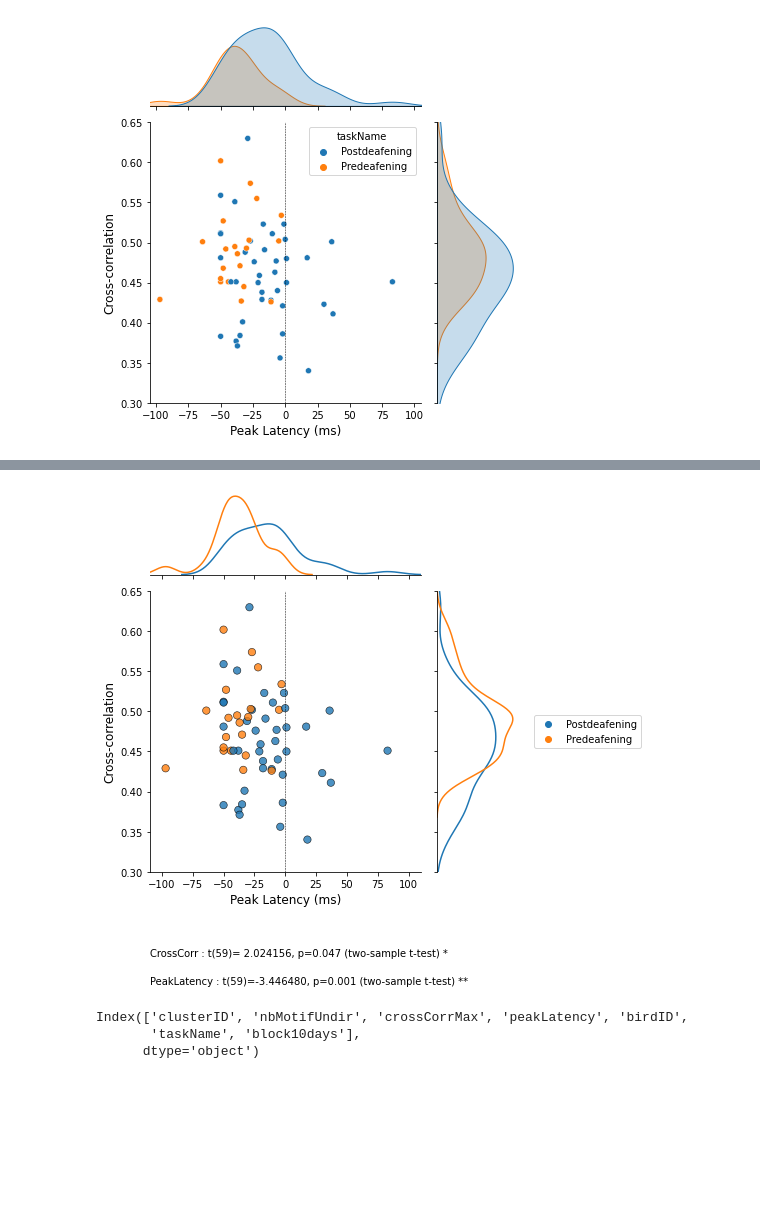
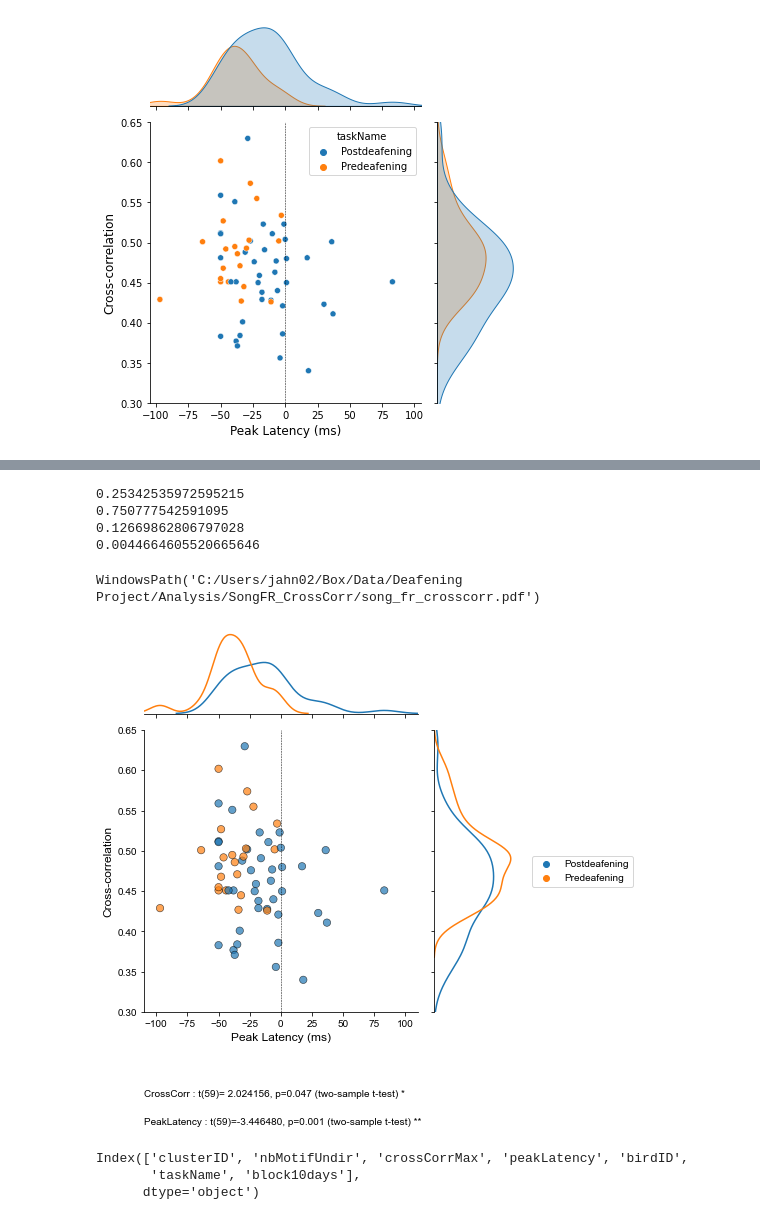
Before and after one commit to JaerongA/pyfinch, a Jupyter notebook: deafening/results/song_fr_cross_corr.ipynb, the cells around one changed output, grey strips where cells are left out. Cells and saved outputs as stored; diff of their text form; code cells hidden in the pictures; blank space fills up the shorter version.

Commit message:
check normality assumptions

```diff
--- a/deafening/results/song_fr_cross_corr.ipynb
+++ b/deafening/results/song_fr_cross_corr.ipynb
@@ -72,12 +92,32 @@ plt.show()
+# %%
+# Check for normality assumptions
+from scipy.stats import shapiro
+_, pval = shapiro(df.query('taskName == "Predeafening"')['crossCorrMax'])
+print(pval)
+_, pval = shapiro(df.query('taskName == "Postdeafening"')['crossCorrMax'])
+print(pval)
+_, pval = shapiro(df.query('taskName == "Predeafening"')['peakLatency'])
+print(pval)
+_, pval = shapiro(df.query('taskName == "Postdeafening"')['peakLatency'])
+print(pval)
+# %% [output]
+0.25342535972595215
+0.750777542591095
+0.12669862806797028
+0.0044664605520665646
+# %%
+save_path / (fig_name + fig_ext)
+# %% [output]
+WindowsPath('C:/Users/jahn02/Box/Data/Deafening Project/Analysis/SongFR_CrossCorr/song_fr_crosscorr.pdf')
 # %%
 # V2
 # Parameters
-save_fig = False
-fig_ext = '.png'
+save_fig = True
+fig_ext = '.pdf'
 save_path = save.make_dir(ProjectLoader().path / 'Analysis', 'SongFR_CrossCorr', add_date=False)
 fig_size = 6
 mark_birds = False  # mark birds with a different marker style
-fig_name = 'song_fr_cross_corr'
+fig_name = 'song_fr_crosscorr'
 kernel_bw = 0.4
 marker_style = 'birdID' if mark_birds else None
 
@@ -86,10 +126,9 @@ g.plot_joint(sns.scatterplot,
              hue='taskName',
              style=marker_style,
              s=55,
-             alpha=0.8,
+             alpha=0.7,
              edgecolor="black",
-             # legend='full',
-             data=df)
+             data=df, ax=ax)
 
 # plot legend on the right
 if marker_style:
@@ -99,36 +138,40 @@ if marker_style:
     g.ax_joint.legend([handles[idx] for idx in order],[labels[idx] for idx in order],
               loc='center left', bbox_to_anchor=(1.4, 0.5)
               )
 else:
     g.ax_joint.legend(loc='center left', bbox_to_anchor=(1.4, 0.5))
 
 # plot density function
 sns.kdeplot(df.loc[df['taskName']=='Postdeafening', 'peakLatency'], ax=g.ax_marg_x, bw=kernel_bw)
 sns.kdeplot(df.loc[df['taskName']=='Predeafening', 'peakLatency'], ax=g.ax_marg_x, bw=kernel_bw)
 sns.kdeplot(df.loc[df['taskName']=='Postdeafening', 'crossCorrMax'], ax=g.ax_marg_y, vertical=True, bw=kernel_bw)
 sns.kdeplot(df.loc[df['taskName']=='Predeafening', 'crossCorrMax'], ax=g.ax_marg_y, vertical=True, bw=kernel_bw)
 
 g.ax_joint.axvline(x=0, linestyle = '--', color = 'k', linewidth = 0.5)
 g.set_axis_labels('Peak Latency (ms)', 'Cross-correlation', fontsize=12)
 
 # run stats
-from util.stats import two_sample_ttest
+from util.stats import two_sample_ttest, two_sample_ks_test
 pre = df.query('taskName == "Predeafening"')['crossCorrMax']
 post = df.query('taskName == "Postdeafening"')['crossCorrMax']
 _, _, msg, sig = two_sample_ttest(pre, post)
 g.ax_joint.text(0, -0.3, 'CrossCorr : ' + msg + " (two-sample t-test) " + sig, transform=g.ax_joint.transAxes)
+# pval, msg, sig = two_sample_ks_test(pre, post)
+# g.ax_joint.text(0, -0.3, 'CrossCorr : ' + msg + " (ks-test) " + sig, transform=g.ax_joint.transAxes)
 
 pre = df.query('taskName == "Predeafening"')['peakLatency']
 post = df.query('taskName == "Postdeafening"')['peakLatency']
 _, _, msg, sig = two_sample_ttest(pre, post)
 g.ax_joint.text(0, -0.4, 'PeakLatency : ' + msg + " (two-sample t-test) " + sig, transform=g.ax_joint.transAxes)
+# pval, msg, sig = two_sample_ks_test(pre, post)
+# g.ax_joint.text(0, -0.4, 'PeakLatency : ' + msg + " (ks-test) " + sig, transform=g.ax_joint.transAxes)
 
 if save_fig:
-    save.save_fig(fig, save_path, fig_name, view_folder=view_folder, fig_ext=fig_ext)
+    g.savefig(save_path / (fig_name + fig_ext))
 else:
     plt.show()
 # %% [output]
-[figure, old version]
+[figure, new version]
 # %%
 df.columns
 # %% [output]
```
Also changed, not shown: parts of 3 cells of this notebook.
